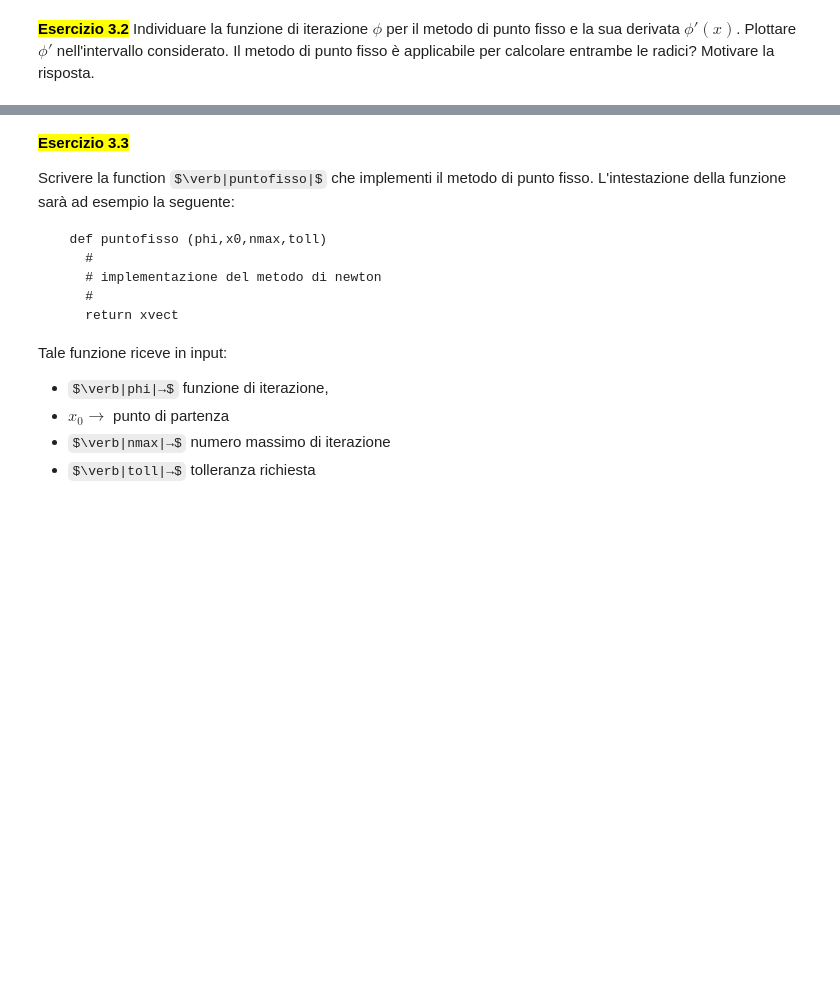
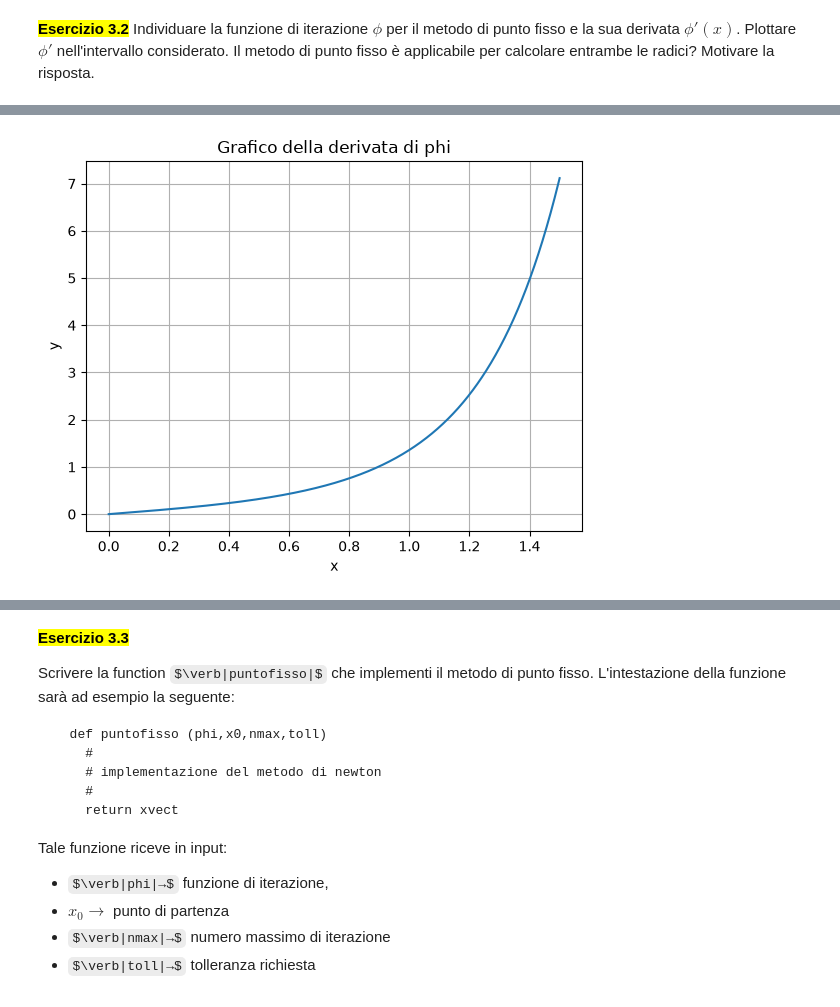
Before and after one commit to martyga05-lab/mani_env_martina, a Jupyter notebook: lab/2_nonlinear_equations_template.ipynb, the cells around one changed output, grey strips where cells are left out. Saved outputs shown, nothing was run; the diff lists cells and outputs as text; code cells hidden in the pictures; some formulas as TeX source; blank space fills up the shorter version.

```diff
--- a/lab/2_nonlinear_equations_template.ipynb
+++ b/lab/2_nonlinear_equations_template.ipynb
@@ -349,0 +364,14 @@ entrambe le radici? Motivare la risposta.
+# %%
+# plot della derivata prima di phi
+
+phi = lambda t : np.exp(t**2)/4
+dphi = lambda t : t*np.exp(t**2)/2
+
+plt.plot(xgrid, dphi(xgrid))
+plt.title("Grafico della derivata di phi")
+plt.xlabel("x")
+plt.ylabel("y")
+plt.grid()
+plt.show()
+# %% [output]
+[figure, added]
```
Also changed, not shown: parts of 22 cells of this notebook.
